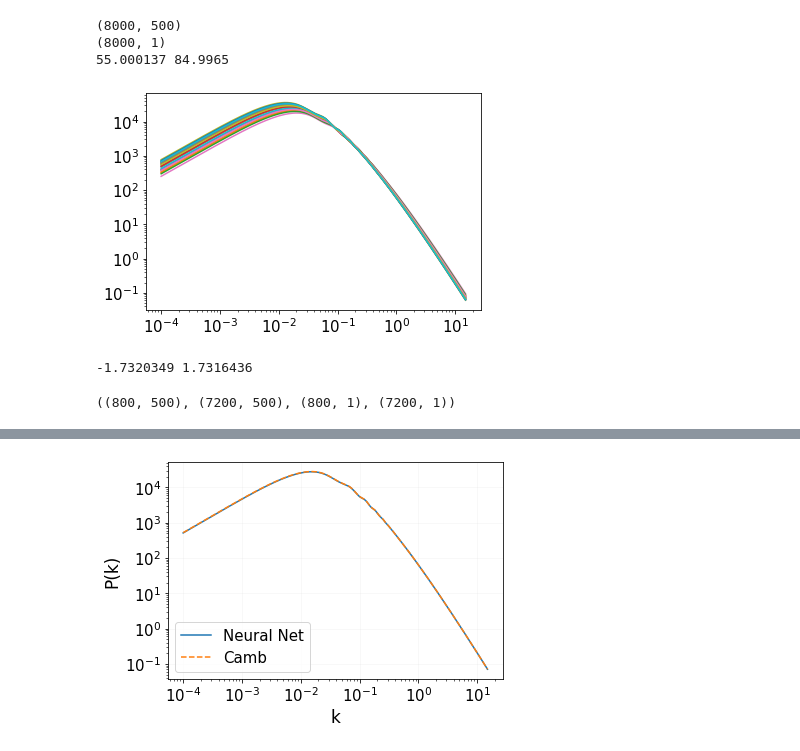
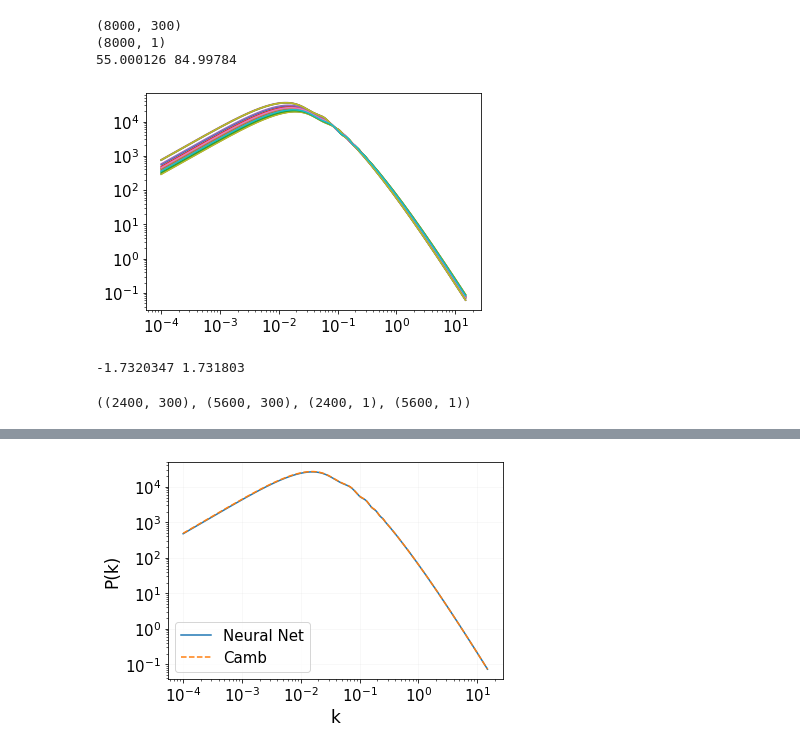
Before and after one commit to jkuruvilla/Emulator_with_NeuralNet, a Jupyter notebook: src/NN_vs_GP.ipynb, the cells around one changed output, grey strips where cells are left out. Drawn from its saved outputs; the diff is of its cells as text; code cells hidden in the pictures.

```diff
--- a/src/NN_vs_GP.ipynb
+++ b/src/NN_vs_GP.ipynb
@@ -29,24 +29,24 @@ from camb import model, initialpower
 kmin = 1e-4
 kmax = 15
 # %%
-with np.load('../data/input_pk_h0.npy') as data:
+with np.load('../data/input_pk_h0_k300.npy') as data:
     h_lhs = data['H']
     kh = data['k']
     input_pk = data['pk']
 
 print(np.shape(input_pk))
 print(np.shape(h_lhs))
 
 for i in range(20):
   plt.loglog(kh, input_pk[i])
 
 Npoints = len(input_pk[0])
 print(h_lhs.min(), h_lhs.max())
 # %% [output]
-(8000, 500)
+(8000, 300)
 (8000, 1)
-55.000137 84.9965
+55.000126 84.99784
-[figure, old version]
+[figure, new version]
 # %%
 from sklearn.preprocessing import StandardScaler, MinMaxScaler
 
@@ -64,16 +64,16 @@ print(norm_x.min(), norm_x.max())
 norm_x = pd.DataFrame(norm_x)
 norm_y = pd.DataFrame(norm_y)
 # %% [output]
--1.7320349 1.7316436
+-1.7320347 1.731803
 # %%
 x_train, x_test, y_train, y_test = train_test_split(norm_x,
                                                     norm_y,
-                                                    test_size=0.2,
+                                                    test_size=0.3,
                                                     random_state=1273)
 
 np.shape(y_test), np.shape(y_train), np.shape(x_test), np.shape(x_train)
 # %% [output]
-((800, 500), (7200, 500), (800, 1), (7200, 1))
+((2400, 300), (5600, 300), (2400, 1), (5600, 1))
 # %%
 # Working model
 
```
Also changed, not shown: parts of 9 cells of this notebook.
